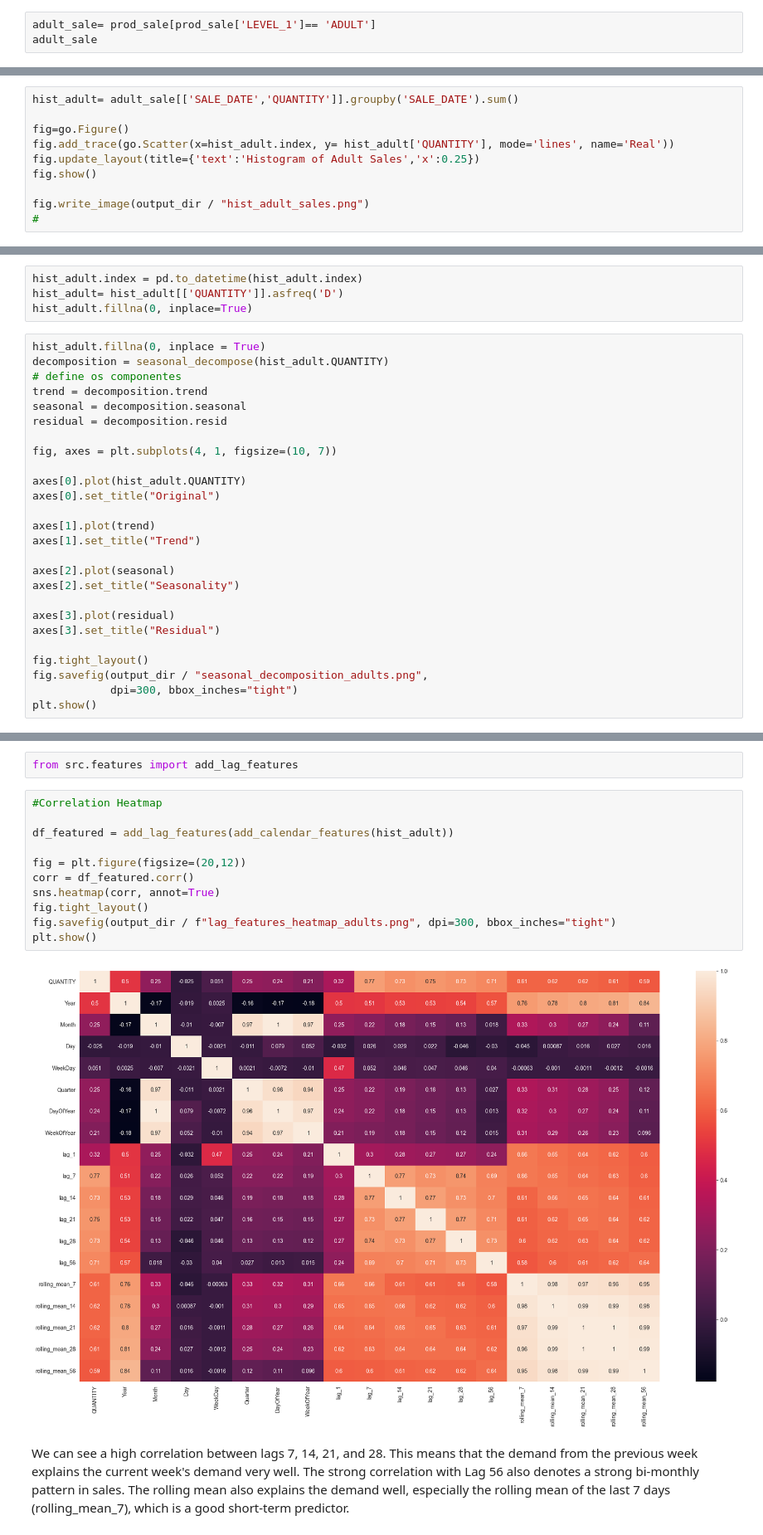
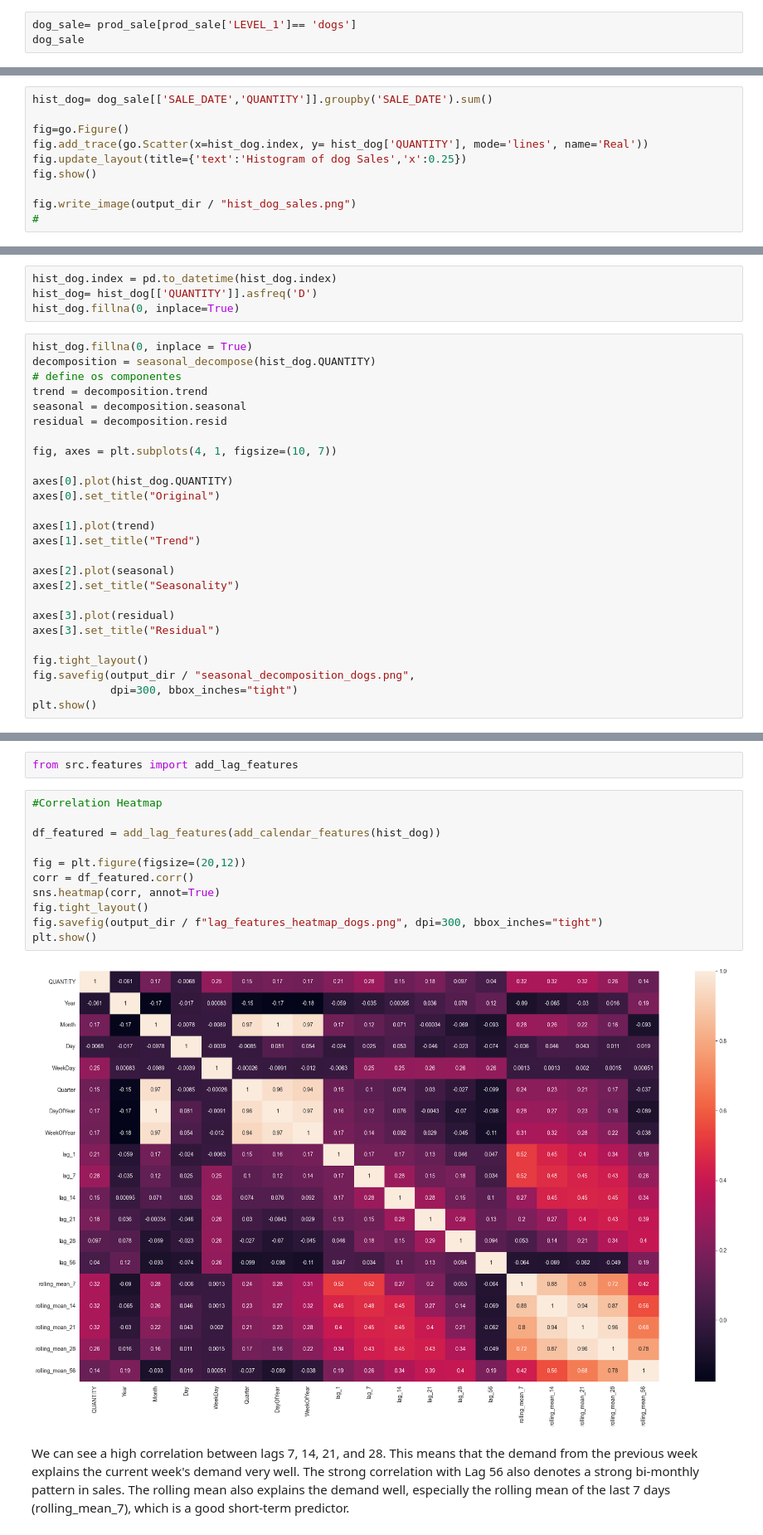
Before and after one commit to Joa1Camargo/online-petshop-data-analysis, a Jupyter notebook: notebooks/PharmaSaude.ipynb, the cells around one changed output, grey strips where cells are left out. Shown at 83% size. Drawn from its saved outputs; the diff is of its cells as text.

```diff
--- a/notebooks/PharmaSaude.ipynb
+++ b/notebooks/PharmaSaude.ipynb
@@ -274,5 +285,5 @@ prod_sale
 # %%
-adult_sale= prod_sale[prod_sale['LEVEL_1']== 'ADULT']
-adult_sale
+dog_sale= prod_sale[prod_sale['LEVEL_1']== 'dogs']
+dog_sale
 # %% [output]
 |  | SALE_ID | SALE_DATE | CUSTOMER_ID | PRODUCT_ID | QUANTITY | SALE_CATEGORY | BRANCH | UNIT | LEVEL_1 | ... |
@@ -300,11 +311,11 @@ fig = adult_sale['BRANCH'].value_counts(normalize=True).sort_values(ascending=Tr
 # %%
-hist_adult= adult_sale[['SALE_DATE','QUANTITY']].groupby('SALE_DATE').sum()
+hist_dog= dog_sale[['SALE_DATE','QUANTITY']].groupby('SALE_DATE').sum()
 
 fig=go.Figure()
-fig.add_trace(go.Scatter(x=hist_adult.index, y= hist_adult['QUANTITY'], mode='lines', name='Real'))
-fig.update_layout(title={'text':'Histogram of Adult Sales','x':0.25})
+fig.add_trace(go.Scatter(x=hist_dog.index, y= hist_dog['QUANTITY'], mode='lines', name='Real'))
+fig.update_layout(title={'text':'Histogram of dog Sales','x':0.25})
 fig.show()
 
-fig.write_image(output_dir / "hist_adult_sales.png")
+fig.write_image(output_dir / "hist_dog_sales.png")
 #
 # %%
@@ -373,12 +384,12 @@ plot_periodogram(hist_adult.QUANTITY)
 # %% [markdown]
 **Periodogram:** shows how much "energy" (variance) each frequency contributes to the time series. It is like decomposing the series into waves and seeing which ones have the most strength. We can see a strong annual recurrence, bi-weekly (lag 14 of the PACF), weekly (lag 7 of the PACF), and the strongest recurrence is semi-weekly (every 3 or 4 days).
 # %%
-hist_adult.index = pd.to_datetime(hist_adult.index)
-hist_adult= hist_adult[['QUANTITY']].asfreq('D')
-hist_adult.fillna(0, inplace=True)
+hist_dog.index = pd.to_datetime(hist_dog.index)
+hist_dog= hist_dog[['QUANTITY']].asfreq('D')
+hist_dog.fillna(0, inplace=True)
 # %%
-hist_adult.fillna(0, inplace = True)
-decomposition = seasonal_decompose(hist_adult.QUANTITY)
+hist_dog.fillna(0, inplace = True)
+decomposition = seasonal_decompose(hist_dog.QUANTITY)
 # define os componentes
 trend = decomposition.trend
 seasonal = decomposition.seasonal
@@ -386,7 +397,7 @@ residual = decomposition.resid
 
 fig, axes = plt.subplots(4, 1, figsize=(10, 7))
 
-axes[0].plot(hist_adult.QUANTITY)
+axes[0].plot(hist_dog.QUANTITY)
 axes[0].set_title("Original")
 
 axes[1].plot(trend)
@@ -399,7 +410,7 @@ axes[3].plot(residual)
 axes[3].set_title("Residual")
 
 fig.tight_layout()
-fig.savefig(output_dir / "seasonal_decomposition_adults.png",
+fig.savefig(output_dir / "seasonal_decomposition_dogs.png",
             dpi=300, bbox_inches="tight")
 plt.show()
 # %% [output]
@@ -445,16 +456,16 @@ from src.features import add_lag_features
 # %%
 #Correlation Heatmap
 
-df_featured = add_lag_features(add_calendar_features(hist_adult))
+df_featured = add_lag_features(add_calendar_features(hist_dog))
 
 fig = plt.figure(figsize=(20,12))
 corr = df_featured.corr()
 sns.heatmap(corr, annot=True)
 fig.tight_layout()
-fig.savefig(output_dir / f"lag_features_heatmap_adults.png", dpi=300, bbox_inches="tight")
+fig.savefig(output_dir / f"lag_features_heatmap_dogs.png", dpi=300, bbox_inches="tight")
 plt.show()
 # %% [output]
-[figure, old version]
+[figure, new version]
 # %% [markdown]
 We can see a high correlation between lags 7, 14, 21, and 28. This means that the demand from the previous week explains the current week's demand very well.
 The strong correlation with Lag 56 also denotes a strong bi-monthly pattern in sales.
```
Also changed, not shown: parts of 38 cells of this notebook, 21 other files.
